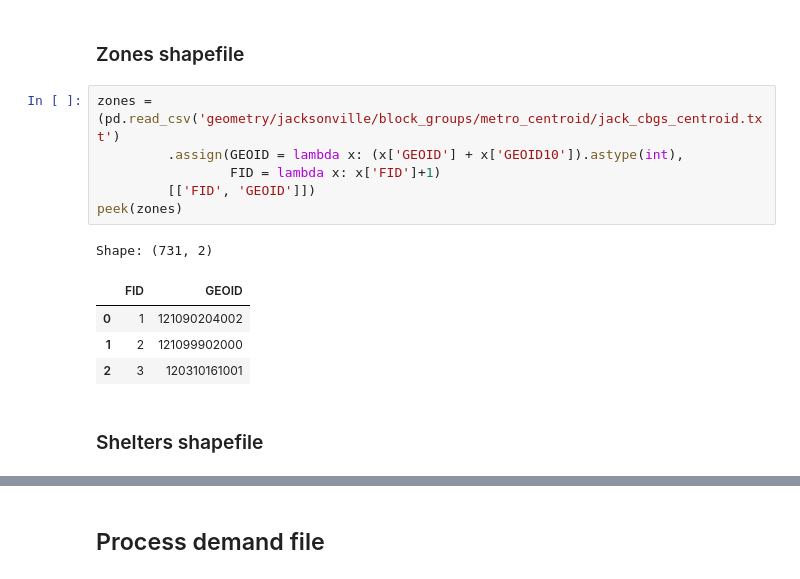
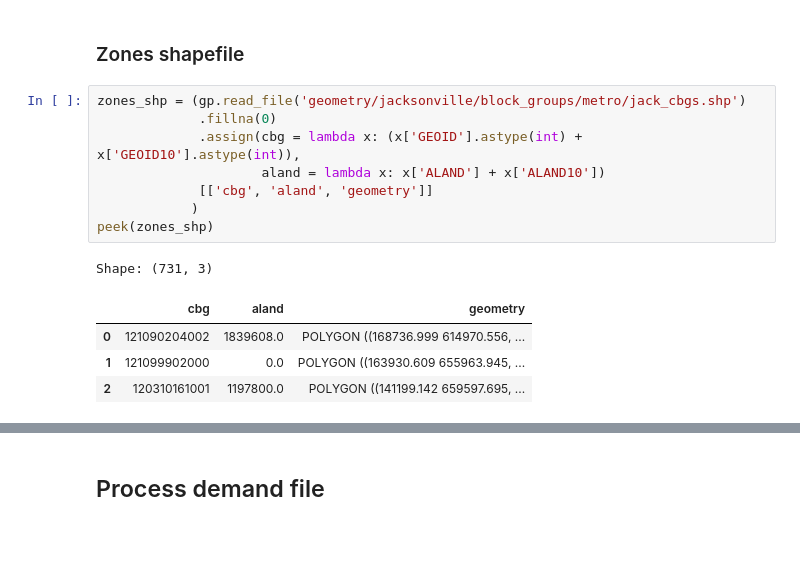
Before and after one commit to umnilab/A_RESCUE, a Jupyter notebook: Repast_ParaRoute_PartOpt/EvacSim/data/Demand process.ipynb, the cells around one changed output, grey strips where cells are left out. Cells and saved outputs as stored; diff of their text form; blank space fills up the shorter version.

```diff
--- a/Repast_ParaRoute_PartOpt/EvacSim/data/Demand process.ipynb
+++ b/Repast_ParaRoute_PartOpt/EvacSim/data/Demand process.ipynb
@@ -58,16 +64,16 @@ merge_data.to_csv('demand/S4.csv',index = False)
 # %% [markdown]
 ### Zones shapefile
 # %%
-zones = (pd.read_csv('geometry/jacksonville/block_groups/metro_centroid/jack_cbgs_centroid.txt')
-         .assign(GEOID = lambda x: (x['GEOID'] + x['GEOID10']).astype(int),
-                 FID = lambda x: x['FID']+1)
-         [['FID', 'GEOID']])
-peek(zones)
+zones_shp = (gp.read_file('geometry/jacksonville/block_groups/metro/jack_cbgs.shp')
+             .fillna(0)
+             .assign(cbg = lambda x: (x['GEOID'].astype(int) + x['GEOID10'].astype(int)),
+                     aland = lambda x: x['ALAND'] + x['ALAND10'])
+             [['cbg', 'aland', 'geometry']]
+            )
+peek(zones_shp)
 # %% [output]
-Shape: (731, 2)
+Shape: (731, 3)
-|  | FID | GEOID |
-| 0 | 1 | 121090204002 |
-| 1 | 2 | 121099902000 |
-| 2 | 3 | 120310161001 |
+|  | cbg | aland | geometry |
+| 0 | 121090204002 | 1839608.0 | POLYGON ((168736.999 614970.556, ... |
+| 1 | 121099902000 | 0.0 | POLYGON ((163930.609 655963.945, ... |
+| 2 | 120310161001 | 1197800.0 | POLYGON ((141199.142 659597.695, ... |
-# %% [markdown]
-### Shelters shapefile
```
Also changed, not shown: parts of 36 cells of this notebook, 15 other files.
